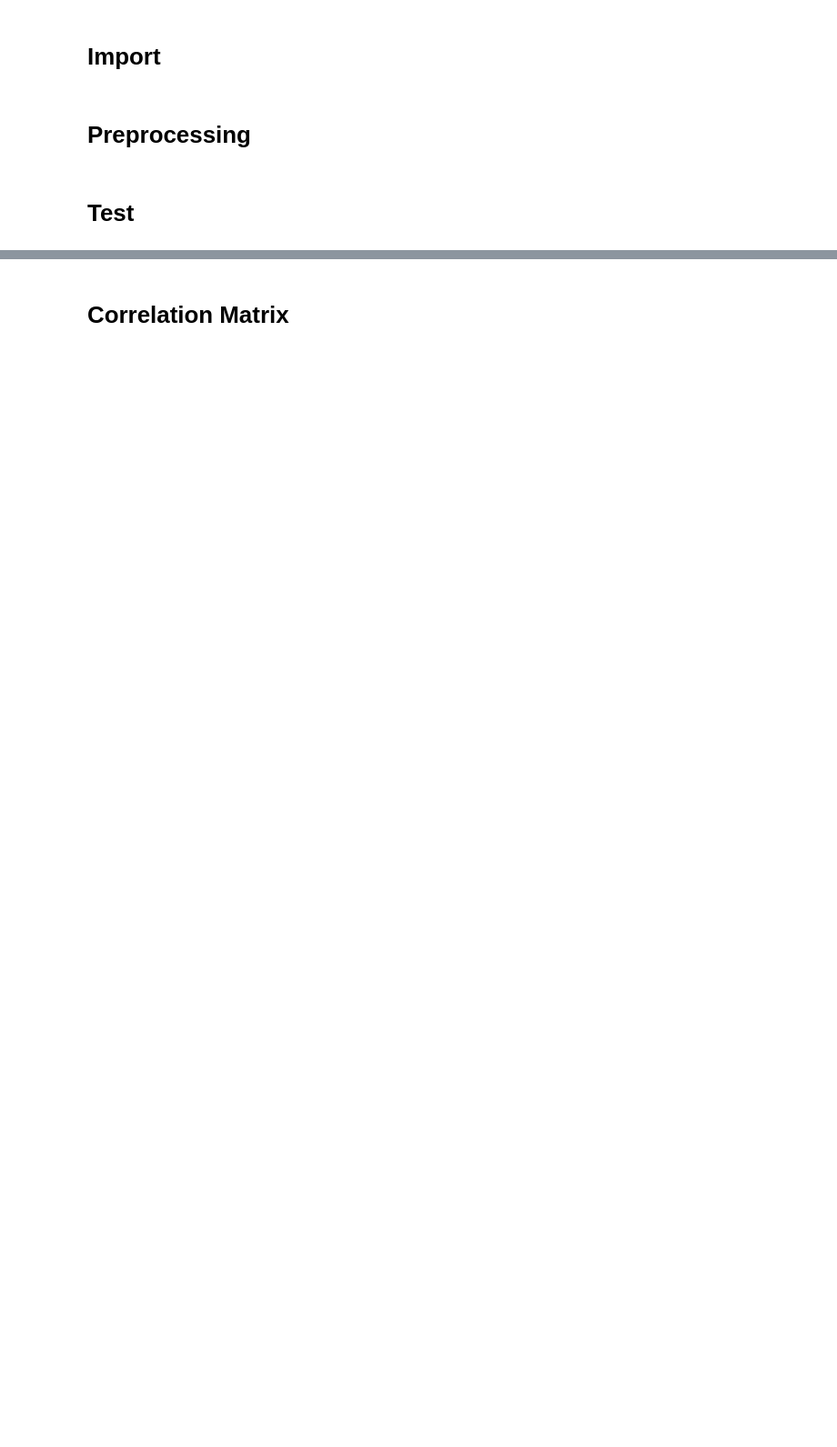
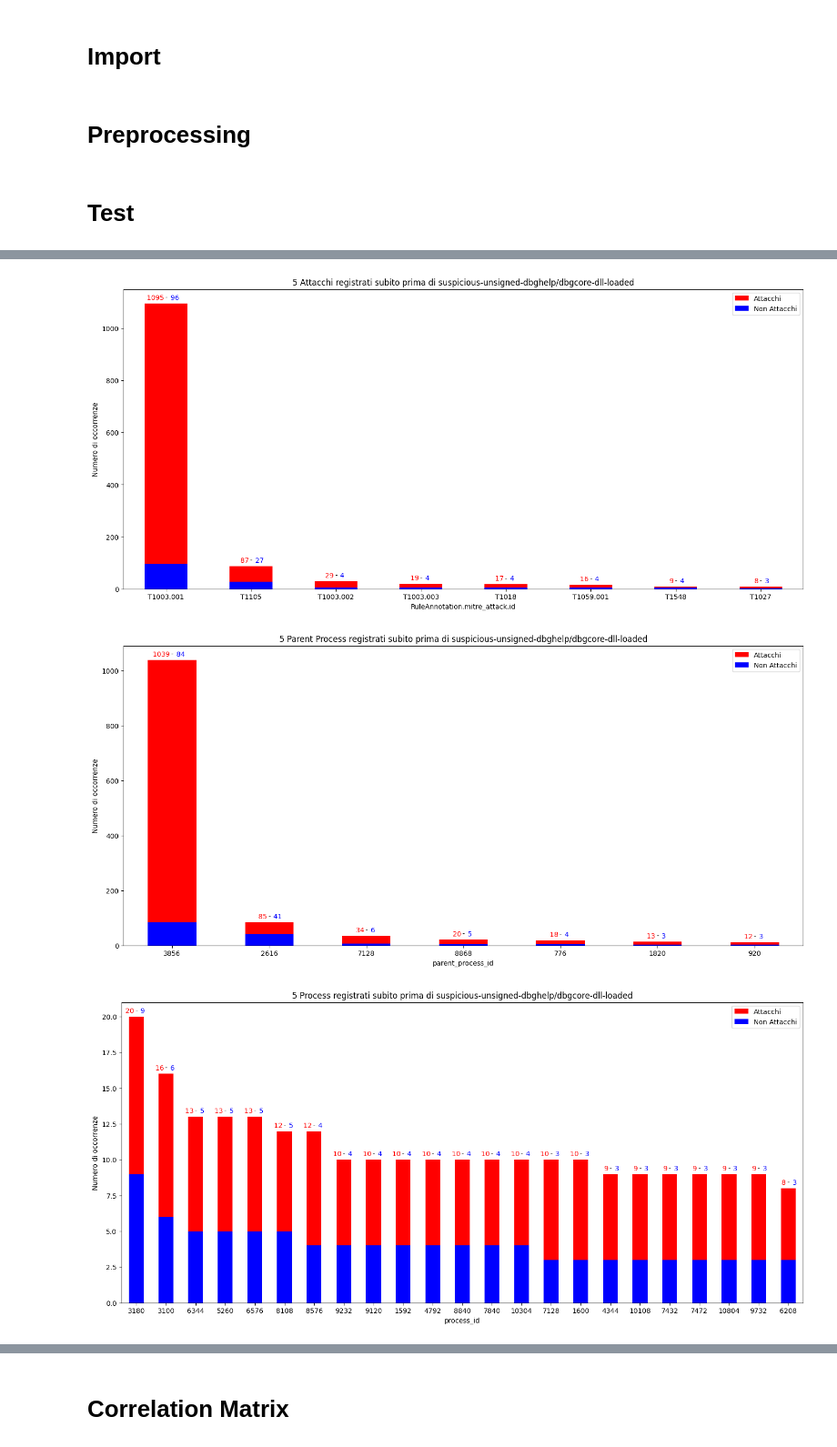
Before and after one commit to LordAndreus208/Stage, a Jupyter notebook: analisi_log_attacco.ipynb, the cells around one changed output, grey strips where cells are left out. Shown at 91% size. Saved outputs shown, nothing was run; the diff lists cells and outputs as text; code cells hidden in the pictures; blank space fills up the shorter version.

```diff
--- a/analisi_log_attacco.ipynb
+++ b/analisi_log_attacco.ipynb
@@ -71,0 +105,5 @@ In questo grafico invece notiamo che la distribuzione tra attacchi e non-attacch
+# %%
+eventi_da_considerare = 5
+
+PlotsSingleAttack.patterns_before_activation(result_df_Raw, regola_scelta, eventi_da_considerare)
+# %% [output]
@@ -71,0 +111,3 @@ In questo grafico invece notiamo che la distribuzione tra attacchi e non-attacch
+[figure, added]
+[figure, added]
+[figure, added]
```
Also changed, not shown: parts of 28 cells of this notebook, 29 other files.
